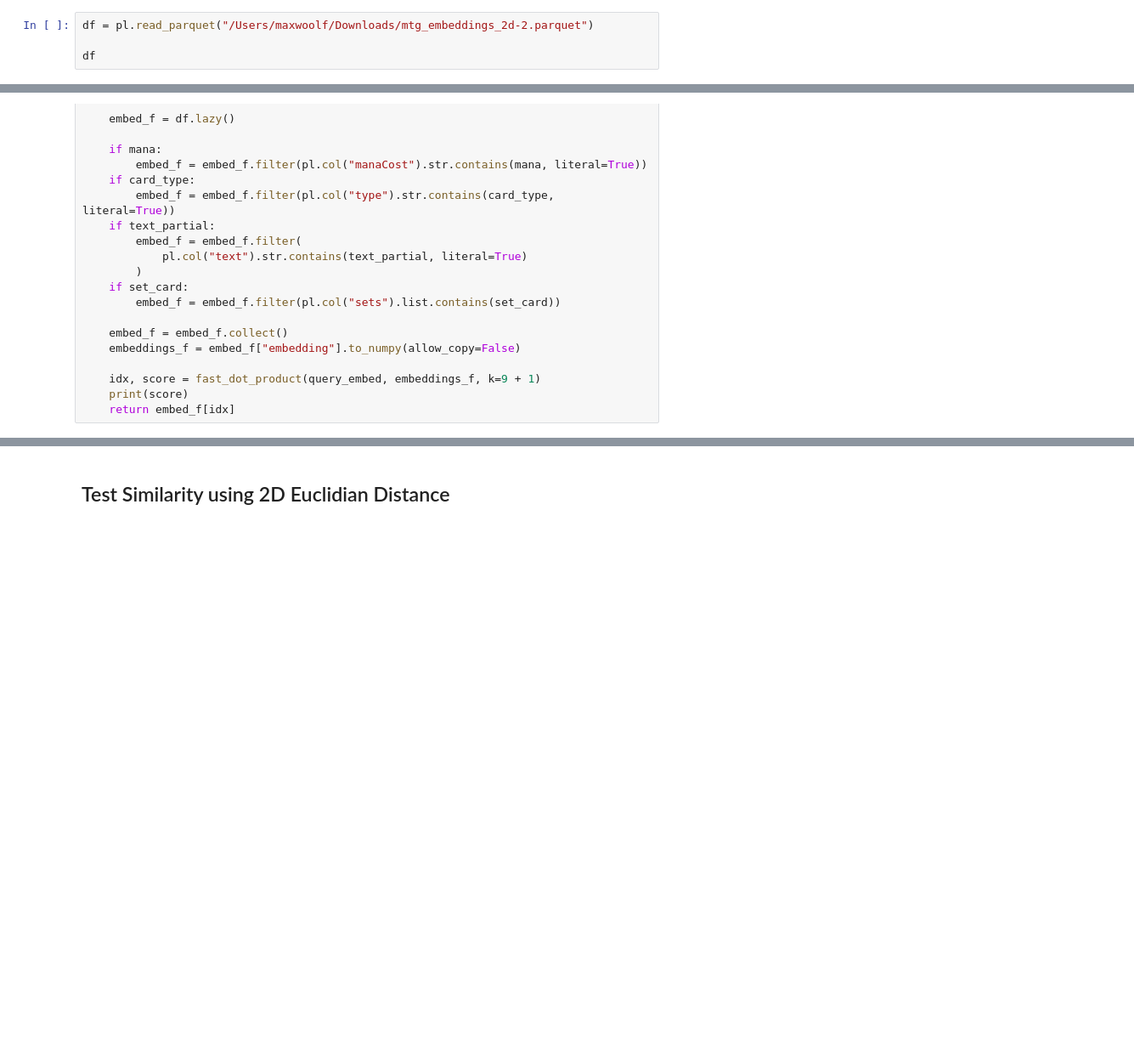
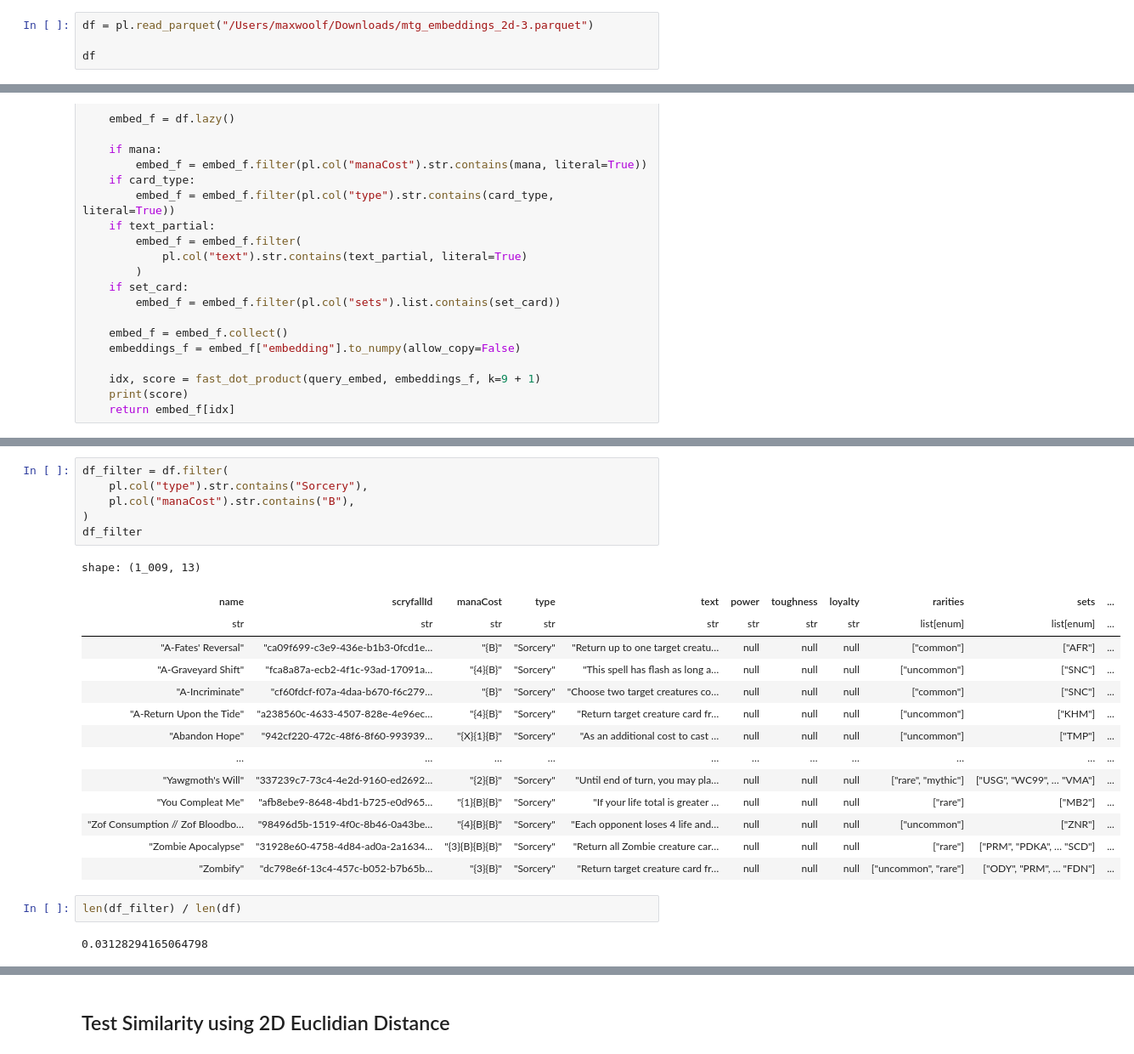
Before and after one commit to vico/mtg-embeddings, a Jupyter notebook: mtg_embeddings_test.ipynb, the cells around one changed output, grey strips where cells are left out. Shown: that part at 85% size. Drawn from its saved outputs; the diff is of its cells as text; blank space fills up the shorter version.

```diff
--- a/mtg_embeddings_test.ipynb
+++ b/mtg_embeddings_test.ipynb
@@ -2,7 +2,7 @@
 import polars as pl
 import numpy as np
 # %%
-df = pl.read_parquet("/Users/maxwoolf/Downloads/mtg_embeddings_2d-2.parquet")
+df = pl.read_parquet("/Users/maxwoolf/Downloads/mtg_embeddings_2d-3.parquet")
 
 df
 # %% [output]
@@ -254,0 +284,25 @@ shape: (10, 13)
+# %%
+df_filter = df.filter(
+    pl.col("type").str.contains("Sorcery"),
+    pl.col("manaCost").str.contains("B"),
+)
+df_filter
+# %% [output]
+shape: (1_009, 13)
+| name | scryfallId | manaCost | type | text | power | toughness | loyalty | rarities | sets | ... |
+| str | str | str | str | str | str | str | str | list[enum] | list[enum] | ... |
+| "A-Fates' Reversal" | "ca09f699-c3e9-436e-b1b3-0fcd1e… | "{B}" | "Sorcery" | "Return up to one target creatu… | null | null | null | ["common"] | ["AFR"] | ... |
+| "A-Graveyard Shift" | "fca8a87a-ecb2-4f1c-93ad-17091a… | "{4}{B}" | "Sorcery" | "This spell has flash as long a… | null | null | null | ["uncommon"] | ["SNC"] | ... |
+| "A-Incriminate" | "cf60fdcf-f07a-4daa-b670-f6c279… | "{B}" | "Sorcery" | "Choose two target creatures co… | null | null | null | ["common"] | ["SNC"] | ... |
+| "A-Return Upon the Tide" | "a238560c-4633-4507-828e-4e96ec… | "{4}{B}" | "Sorcery" | "Return target creature card fr… | null | null | null | ["uncommon"] | ["KHM"] | ... |
+| "Abandon Hope" | "942cf220-472c-48f6-8f60-993939… | "{X}{1}{B}" | "Sorcery" | "As an additional cost to cast … | null | null | null | ["uncommon"] | ["TMP"] | ... |
+| … | … | … | … | … | … | … | … | … | … | ... |
+| "Yawgmoth's Will" | "337239c7-73c4-4e2d-9160-ed2692… | "{2}{B}" | "Sorcery" | "Until end of turn, you may pla… | null | null | null | ["rare", "mythic"] | ["USG", "WC99", … "VMA"] | ... |
+| "You Compleat Me" | "afb8ebe9-8648-4bd1-b725-e0d965… | "{1}{B}{B}" | "Sorcery" | "If your life total is greater … | null | null | null | ["rare"] | ["MB2"] | ... |
+| "Zof Consumption // Zof Bloodbo… | "98496d5b-1519-4f0c-8b46-0a43be… | "{4}{B}{B}" | "Sorcery" | "Each opponent loses 4 life and… | null | null | null | ["uncommon"] | ["ZNR"] | ... |
+| "Zombie Apocalypse" | "31928e60-4758-4d84-ad0a-2a1634… | "{3}{B}{B}{B}" | "Sorcery" | "Return all Zombie creature car… | null | null | null | ["rare"] | ["PRM", "PDKA", … "SCD"] | ... |
+| "Zombify" | "dc798e6f-13c4-457c-b052-b7b65b… | "{3}{B}" | "Sorcery" | "Return target creature card fr… | null | null | null | ["uncommon", "rare"] | ["ODY", "PRM", … "FDN"] | ... |
+# %%
+len(df_filter) / len(df)
+# %% [output]
+0.03128294165064798
```
Also changed, not shown: parts of 9 cells of this notebook.
